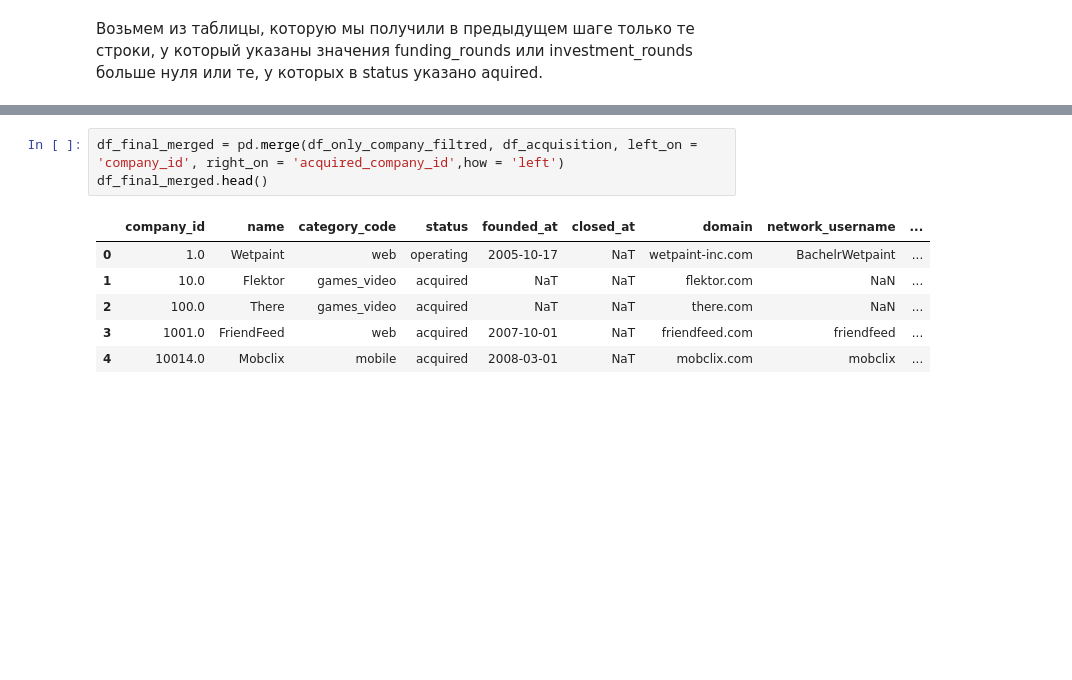
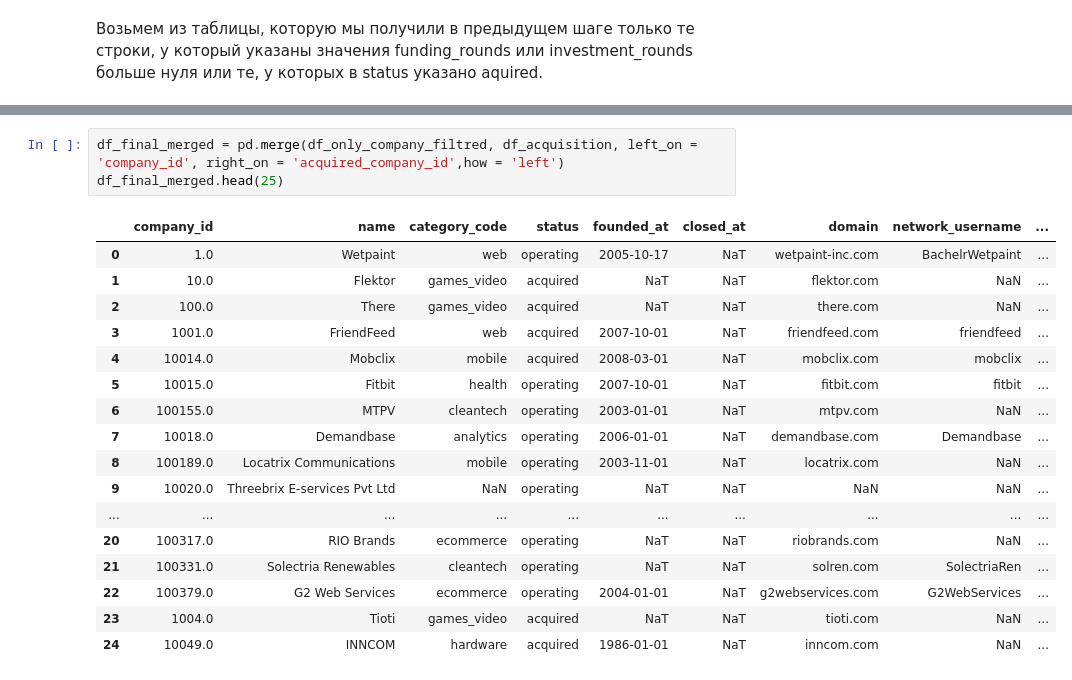
Before and after one commit to PsychoCoderrr/YPracticumProjects, a Jupyter notebook: FinalPythonProjectVer3.ipynb, the cells around one changed output, grey strips where cells are left out. Saved outputs shown, nothing was run; the diff lists cells and outputs as text; blank space fills up the shorter version.

```diff
--- a/FinalPythonProjectVer3.ipynb
+++ b/FinalPythonProjectVer3.ipynb
@@ -884,11 +884,22 @@ dtypes: datetime64[ns](2), float64(5), object(6)
 memory usage: 4.4+ MB
 # %%
 df_final_merged = pd.merge(df_only_company_filtred, df_acquisition, left_on = 'company_id', right_on = 'acquired_company_id',how = 'left')
-df_final_merged.head()
+df_final_merged.head(25)
 # %% [output]
 |  | company_id | name | category_code | status | founded_at | closed_at | domain | network_username | ... |
 | 0 | 1.0 | Wetpaint | web | operating | 2005-10-17 | NaT | wetpaint-inc.com | BachelrWetpaint | ... |
 | 1 | 10.0 | Flektor | games_video | acquired | NaT | NaT | flektor.com | NaN | ... |
 | 2 | 100.0 | There | games_video | acquired | NaT | NaT | there.com | NaN | ... |
 | 3 | 1001.0 | FriendFeed | web | acquired | 2007-10-01 | NaT | friendfeed.com | friendfeed | ... |
 | 4 | 10014.0 | Mobclix | mobile | acquired | 2008-03-01 | NaT | mobclix.com | mobclix | ... |
+| 5 | 10015.0 | Fitbit | health | operating | 2007-10-01 | NaT | fitbit.com | fitbit | ... |
+| 6 | 100155.0 | MTPV | cleantech | operating | 2003-01-01 | NaT | mtpv.com | NaN | ... |
+| 7 | 10018.0 | Demandbase | analytics | operating | 2006-01-01 | NaT | demandbase.com | Demandbase | ... |
+| 8 | 100189.0 | Locatrix Communications | mobile | operating | 2003-11-01 | NaT | locatrix.com | NaN | ... |
+| 9 | 10020.0 | Threebrix E-services Pvt Ltd | NaN | operating | NaT | NaT | NaN | NaN | ... |
+| ... | ... | ... | ... | ... | ... | ... | ... | ... | ... |
+| 20 | 100317.0 | RIO Brands | ecommerce | operating | NaT | NaT | riobrands.com | NaN | ... |
+| 21 | 100331.0 | Solectria Renewables | cleantech | operating | NaT | NaT | solren.com | SolectriaRen | ... |
+| 22 | 100379.0 | G2 Web Services | ecommerce | operating | 2004-01-01 | NaT | g2webservices.com | G2WebServices | ... |
+| 23 | 1004.0 | Tioti | games_video | acquired | NaT | NaT | tioti.com | NaN | ... |
+| 24 | 10049.0 | INNCOM | hardware | acquired | 1986-01-01 | NaT | inncom.com | NaN | ... |
```
Also changed, not shown: parts of 8 cells of this notebook.
